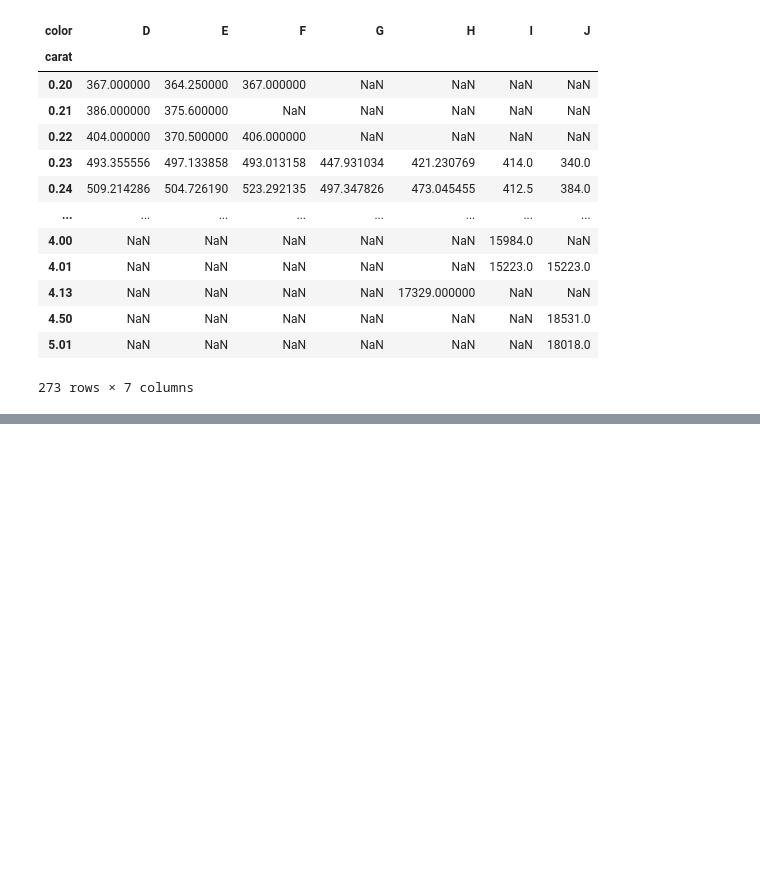
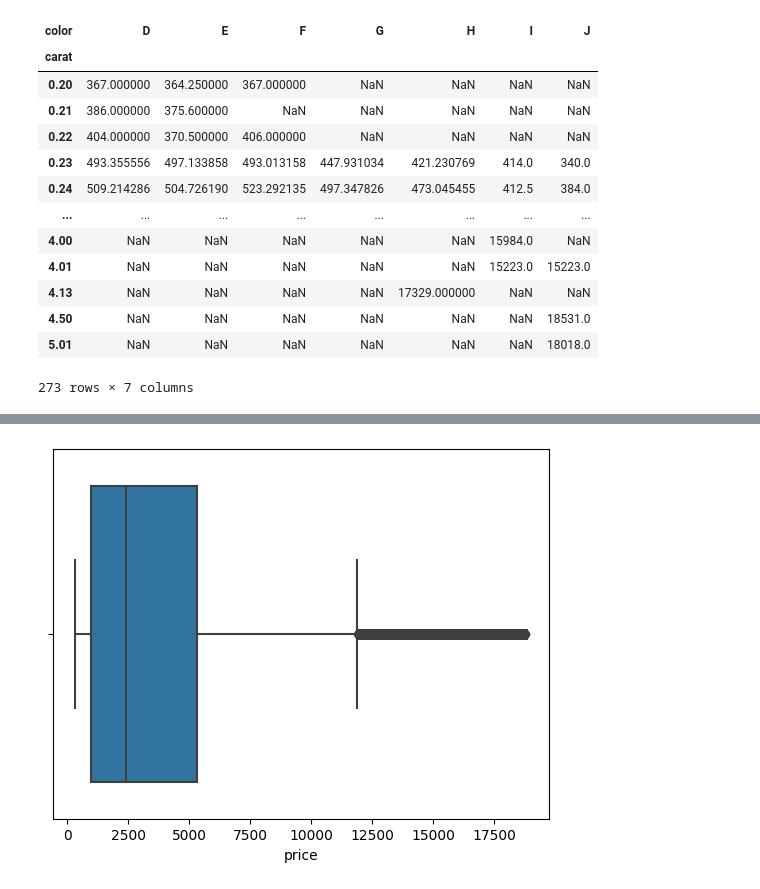
Before and after one commit to nursenabozdag/Kodluyoruz_Patika.dev, a Jupyter notebook: veri_bilimi/veri_bilimi.ipynb, the cells around one changed output, grey strips where cells are left out. Drawn from its saved outputs; the diff is of its cells as text; code cells hidden in the pictures; blank space fills up the shorter version.

```diff
--- a/veri_bilimi/veri_bilimi.ipynb
+++ b/veri_bilimi/veri_bilimi.ipynb
@@ -105,0 +115,5 @@ sns.displot(df.price, kde=False);
+# %%
+sns.boxplot(x = df["price"], orient="V");
+#kutu grafik
+# %% [output]
+[figure, added]
```
Also changed, not shown: parts of 11 cells of this notebook, 1 other file.
